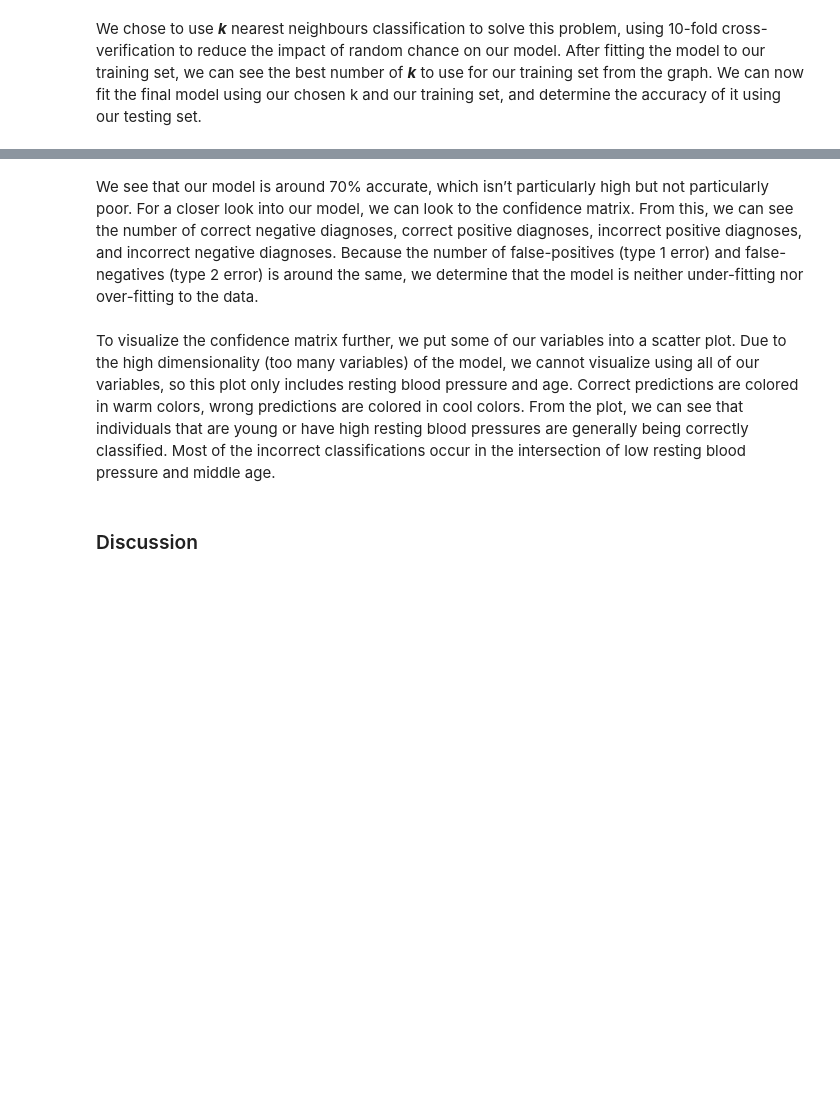
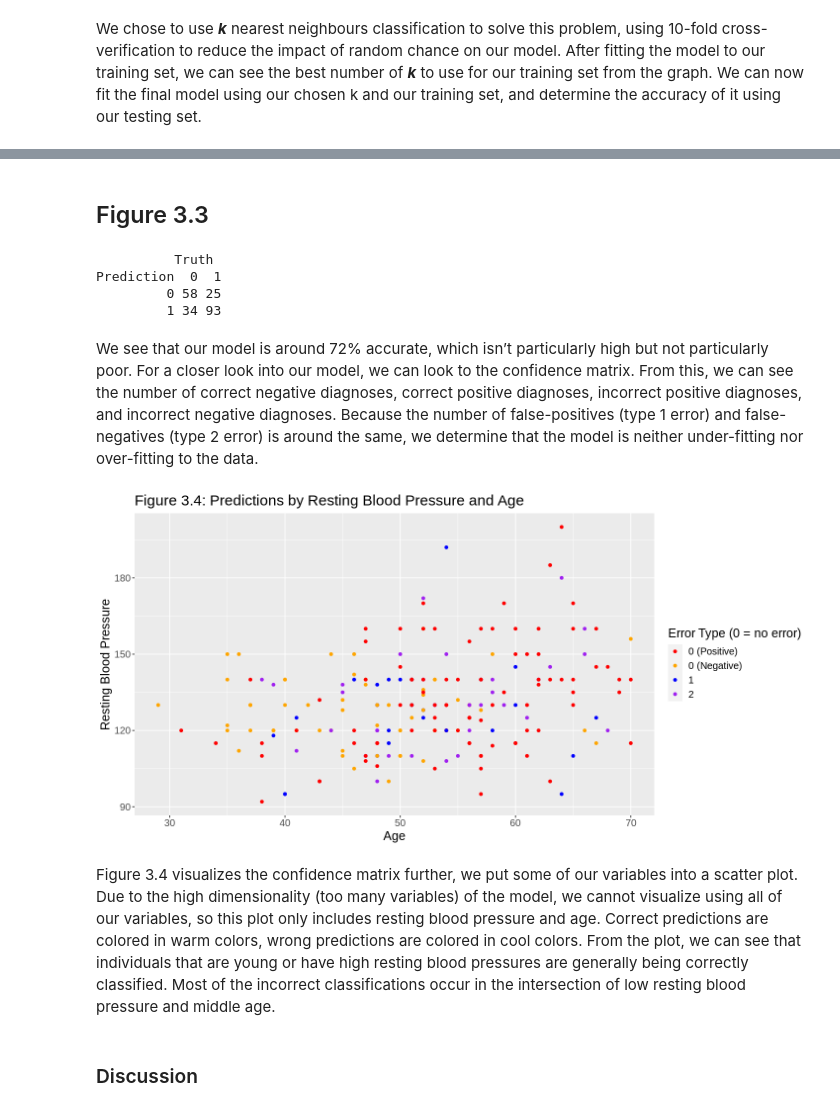
Before and after one commit to xonew/DSCI-100-002-Group-26, a Jupyter notebook: project_submission.ipynb, the cells around one changed output, grey strips where cells are left out. Cells and saved outputs as stored; diff of their text form; code cells hidden in the pictures; blank space fills up the shorter version.

```diff
--- a/project_submission.ipynb
+++ b/project_submission.ipynb
@@ -172,15 +260,30 @@ conf_mat
+# %% [markdown]
+## Figure 3.3
+# %%
+conf_mat
+# %% [output]
+          Truth
+Prediction  0  1
+         0 58 25
+         1 34 93
 # %% [markdown]
-We see that our model is around 70% accurate, which isn’t particularly high but not particularly poor. For a closer look into our model, we can look to the confidence matrix. From this, we can see the number of correct negative diagnoses, correct positive diagnoses, incorrect positive diagnoses, and incorrect negative diagnoses. Because the number of false-positives (type 1 error) and false-negatives (type 2 error) is around the same, we determine that the model is neither under-fitting nor over-fitting to the data.
+We see that our model is around 72% accurate, which isn’t particularly high but not particularly poor. For a closer look into our model, we can look to the confidence matrix. From this, we can see the number of correct negative diagnoses, correct positive diagnoses, incorrect positive diagnoses, and incorrect negative diagnoses. Because the number of false-positives (type 1 error) and false-negatives (type 2 error) is around the same, we determine that the model is neither under-fitting nor over-fitting to the data.
 # %%
 #plot of predictions by error type
 errors <- predictions |>
-    mutate(error = ifelse(num == .pred_class & num == 0, "0 (Negative)", ifelse(num == .pred_class & num == 1, "0 (Positive)", ifelse(num == 1, 1, 2))))
+    mutate(error = ifelse(num == .pred_class & num == 0, "0 (Negative)",
+                          ifelse(num == .pred_class & num == 1, "0 (Positive)", ifelse(num == 1, 1, 2))))
  ggplot(errors, aes(x = age, y = trestbps, color = error)) +
   geom_point() +
-    scale_color_manual(values = c("0 (Positive)" = "red", "0 (Negative)" = "orange", "1" = "blue", "2" = "purple")) +
-  labs(x = "Age", y = "Resting Blood Pressure", color = "Error Type (0 = no error)", title = "Predictions by Resting Blood Pressure and Age")
+    scale_color_manual(values = c("0 (Positive)" = "red", "0 (Negative)" = "orange", "1" = "blue",
+                                  "2" = "purple")) +
+  labs(x = "Age", y = "Resting Blood Pressure", color = "Error Type (0 = no error)",
+       title = "Figure 3.4: Predictions by Resting Blood Pressure and Age") +
+  theme(text = element_text(size = 15))
+# %% [output]
+[figure, added]
 # %% [markdown]
-To visualize the confidence matrix further, we put some of our variables into a scatter plot. Due to the high dimensionality (too many variables) of the model, we cannot visualize using all of our variables, so this plot only includes resting blood pressure and age. Correct predictions are colored in warm colors, wrong predictions are colored in cool colors. From the plot, we can see that individuals that are young or have high resting blood pressures are generally being correctly classified. Most of the incorrect classifications occur in the intersection of low resting blood pressure and middle age.
+Figure 3.4 visualizes the confidence matrix further, we put some of our variables into a scatter plot. Due to the high dimensionality (too many variables) of the model, we cannot visualize using all of our variables, so this plot only includes resting blood pressure and age. Correct predictions are colored in warm colors, wrong predictions are colored in cool colors. From the plot, we can see that individuals that are young or have high resting blood pressures are generally being correctly classified. Most of the incorrect classifications occur in the intersection of low resting blood pressure and middle age.
 # %% [markdown]
 ### Discussion
 # %% [markdown]
```
Also changed, not shown: parts of 12 cells of this notebook.
